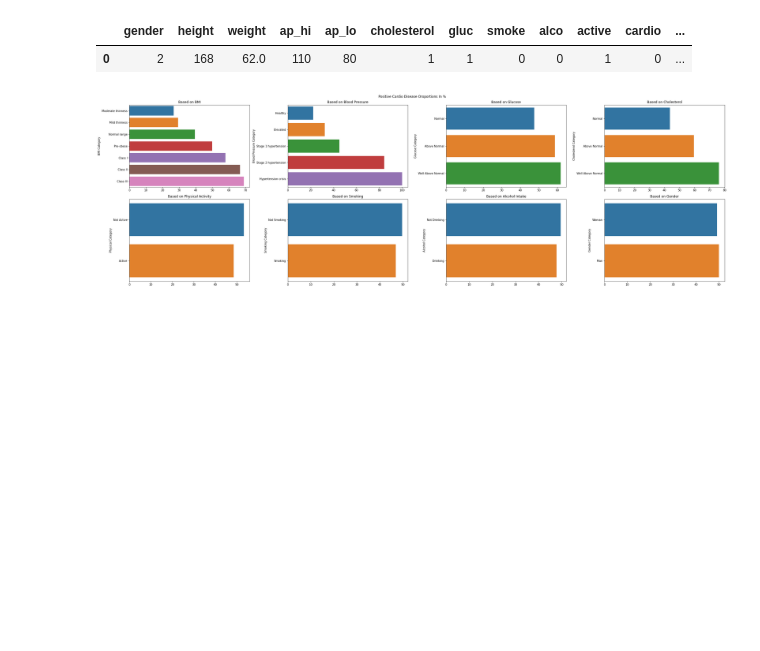
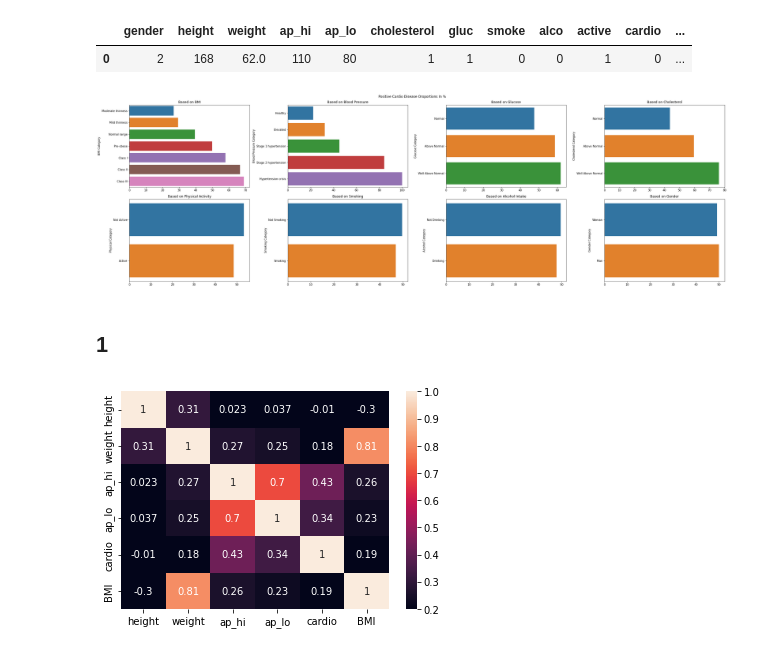
Before and after one commit to felix-tjernberg/machine-learning, a Jupyter notebook: lab/2-2-visualizations.ipynb, the cells around one changed output. Cells and saved outputs as stored; diff of their text form; code cells hidden in the pictures; blank space fills up the shorter version.

```diff
--- a/lab/2-2-visualizations.ipynb
+++ b/lab/2-2-visualizations.ipynb
@@ -185,3 +185,9 @@ for ax in (ax1, ax2, ax3, ax4, ax5, ax6, ax7, ax8):
 plt.tight_layout()
 # %% [output]
 [figure]
+# %% [markdown]
+## 1
+# %%
+sns.heatmap(cardio_cleaned_with_new_categories.corr(), vmin=0.2, annot=True);
+# %% [output]
+[figure, added]
```
Also changed, not shown: parts of 1 cell of this notebook.
